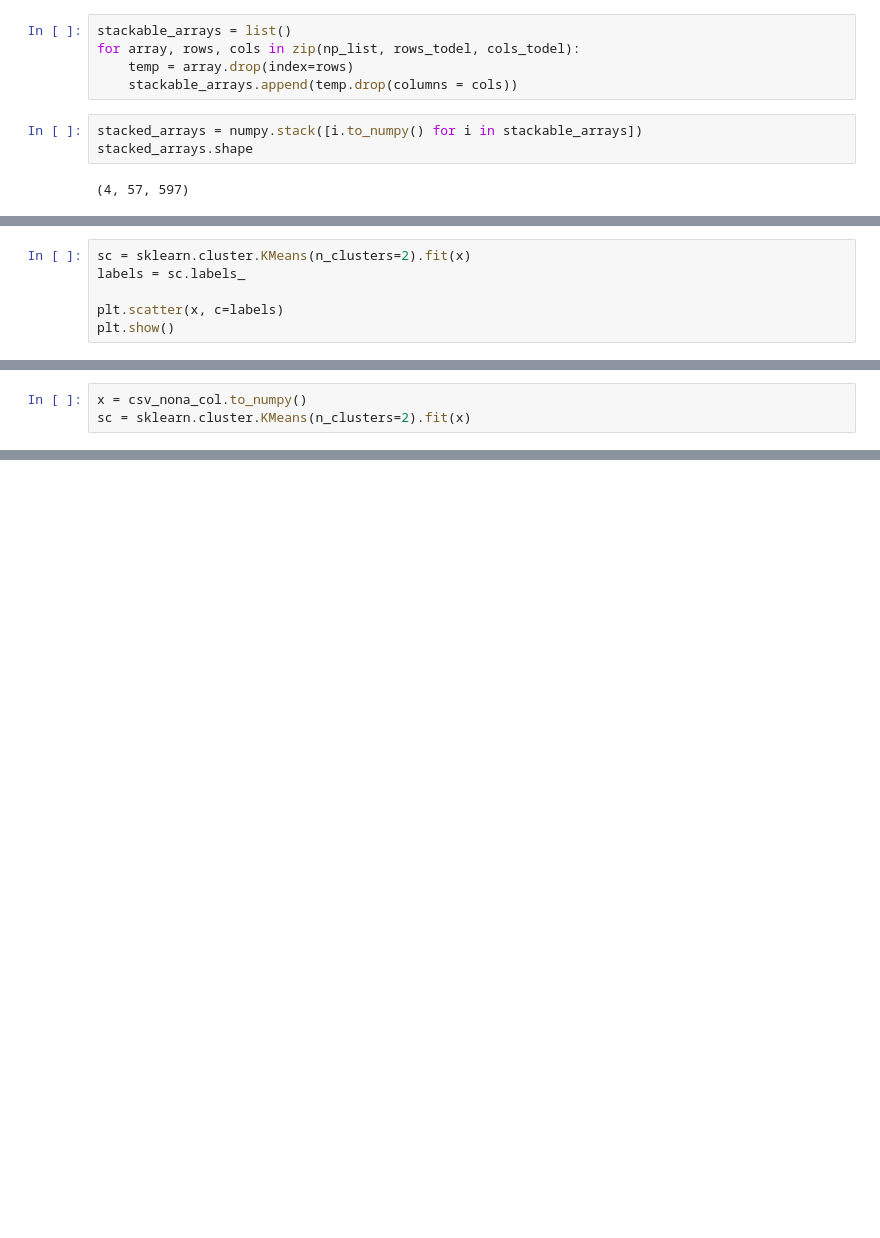
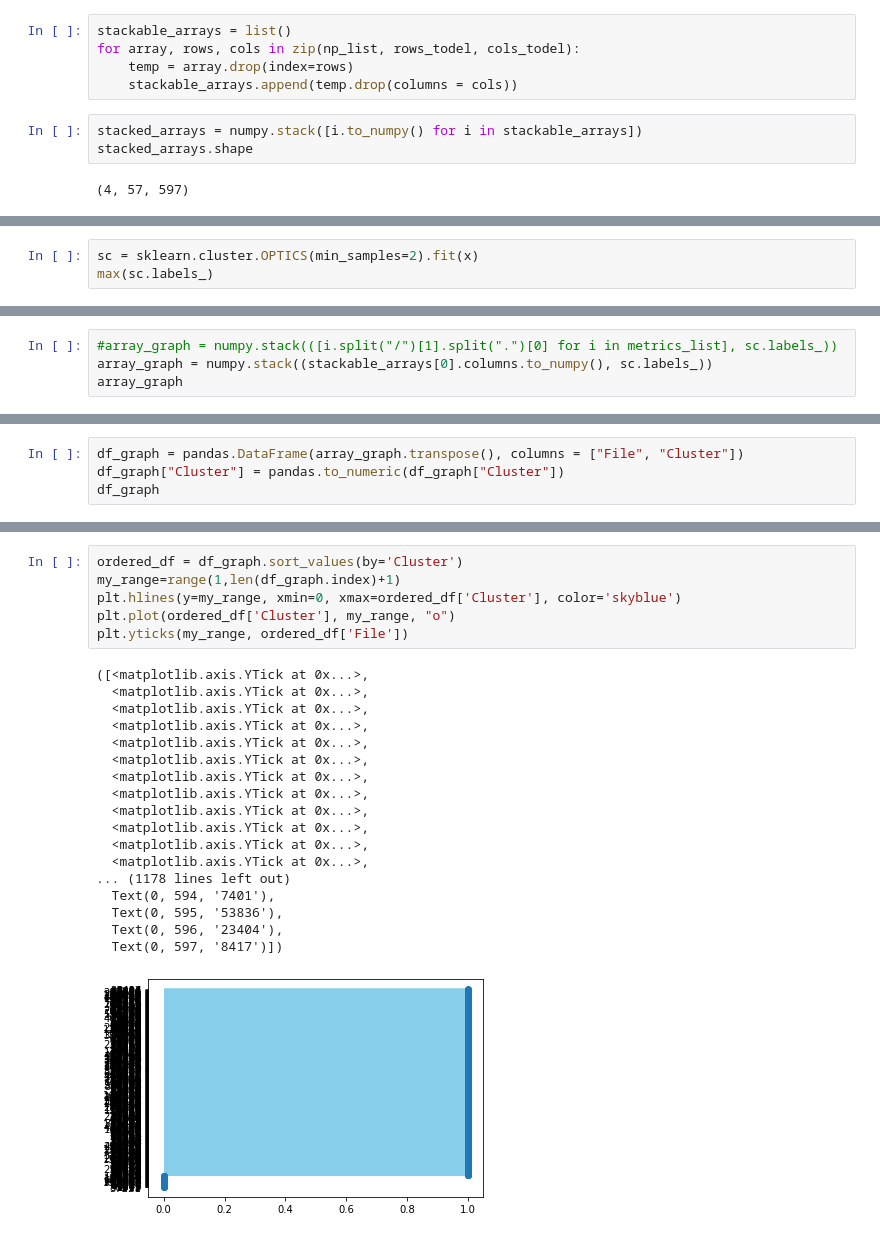
Before and after one commit to xyloforce/genomic_mining, a Jupyter notebook: Projet DCD.ipynb, the cells around one changed output, grey strips where cells are left out. Drawn from its saved outputs; the diff is of its cells as text; blank space fills up the shorter version.

Commit message:
Cluster genes by metrics

```diff
--- a/Projet DCD.ipynb
+++ b/Projet DCD.ipynb
@@ -62,7 +63,4 @@ print(x)
 # %%
-sc = sklearn.cluster.KMeans(n_clusters=2).fit(x)
-labels = sc.labels_
-
-plt.scatter(x, c=labels)
-plt.show()
+sc = sklearn.cluster.OPTICS(min_samples=2).fit(x)
+max(sc.labels_)
 # %% [output]
@@ -94,3 +67,0 @@ csv_nona_col = csv_nona_row.dropna(axis = 1)
-# %%
-x = csv_nona_col.to_numpy()
-sc = sklearn.cluster.KMeans(n_clusters=2).fit(x)
@@ -140,0 +68,4 @@ stacked_array.shape
+# %%
+#array_graph = numpy.stack(([i.split("/")[1].split(".")[0] for i in metrics_list], sc.labels_))
+array_graph = numpy.stack((stackable_arrays[0].columns.to_numpy(), sc.labels_))
+array_graph
@@ -140,0 +75,4 @@ stacked_array.shape
+# %%
+df_graph = pandas.DataFrame(array_graph.transpose(), columns = ["File", "Cluster"])
+df_graph["Cluster"] = pandas.to_numeric(df_graph["Cluster"])
+df_graph
@@ -140,0 +93,25 @@ stacked_array.shape
+# %%
+ordered_df = df_graph.sort_values(by='Cluster')
+my_range=range(1,len(df_graph.index)+1)
+plt.hlines(y=my_range, xmin=0, xmax=ordered_df['Cluster'], color='skyblue')
+plt.plot(ordered_df['Cluster'], my_range, "o")
+plt.yticks(my_range, ordered_df['File'])
+# %% [output]
+([<matplotlib.axis.YTick at 0x...>,
+  <matplotlib.axis.YTick at 0x...>,
+  <matplotlib.axis.YTick at 0x...>,
+  <matplotlib.axis.YTick at 0x...>,
+  <matplotlib.axis.YTick at 0x...>,
+  <matplotlib.axis.YTick at 0x...>,
+  <matplotlib.axis.YTick at 0x...>,
+  <matplotlib.axis.YTick at 0x...>,
+  <matplotlib.axis.YTick at 0x...>,
+  <matplotlib.axis.YTick at 0x...>,
+  <matplotlib.axis.YTick at 0x...>,
+  <matplotlib.axis.YTick at 0x...>,
+... (1178 lines left out)
+  Text(0, 594, '7401'),
+  Text(0, 595, '53836'),
+  Text(0, 596, '23404'),
+  Text(0, 597, '8417')])
+[figure, added]
```
Also changed, not shown: parts of 18 cells of this notebook.
